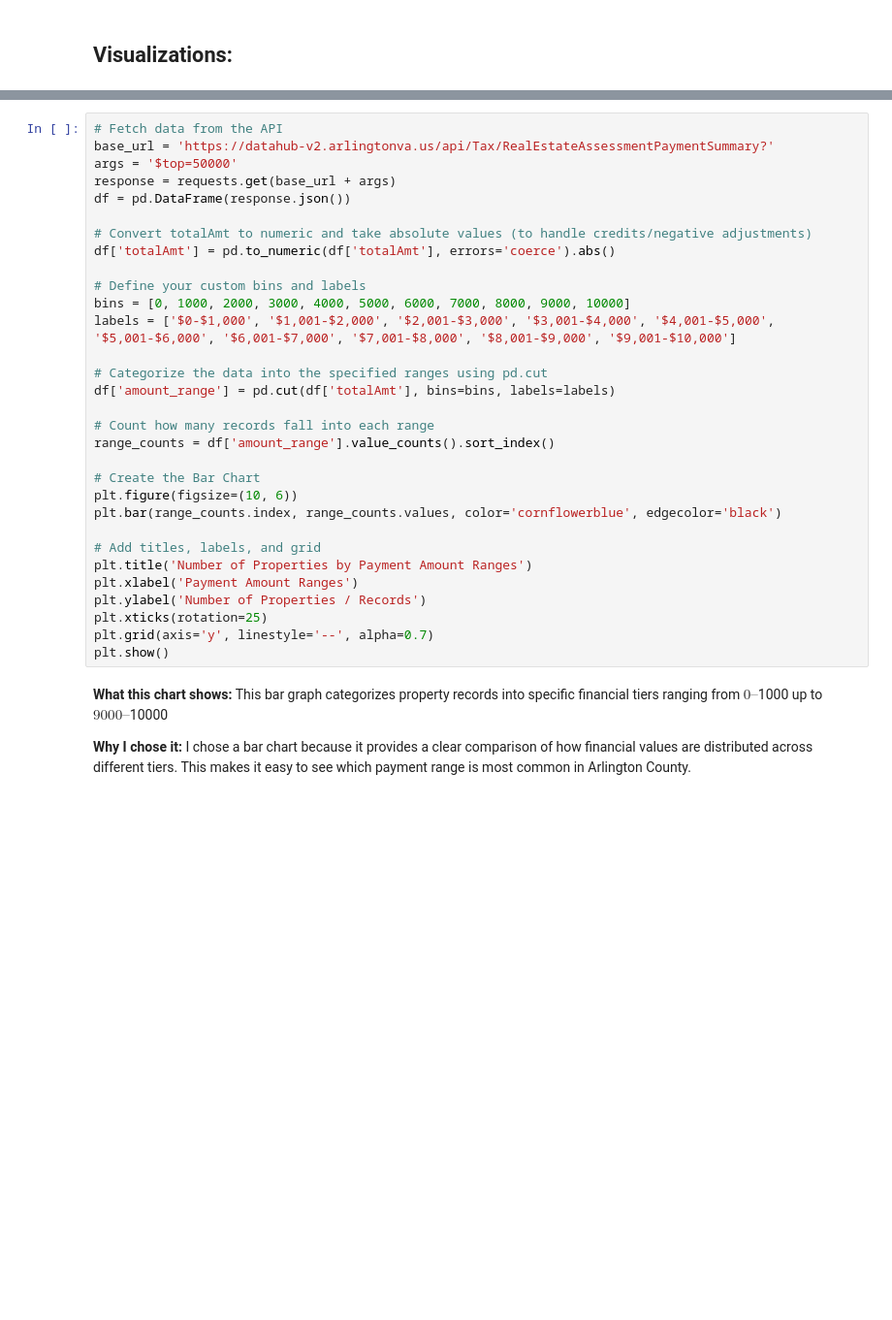
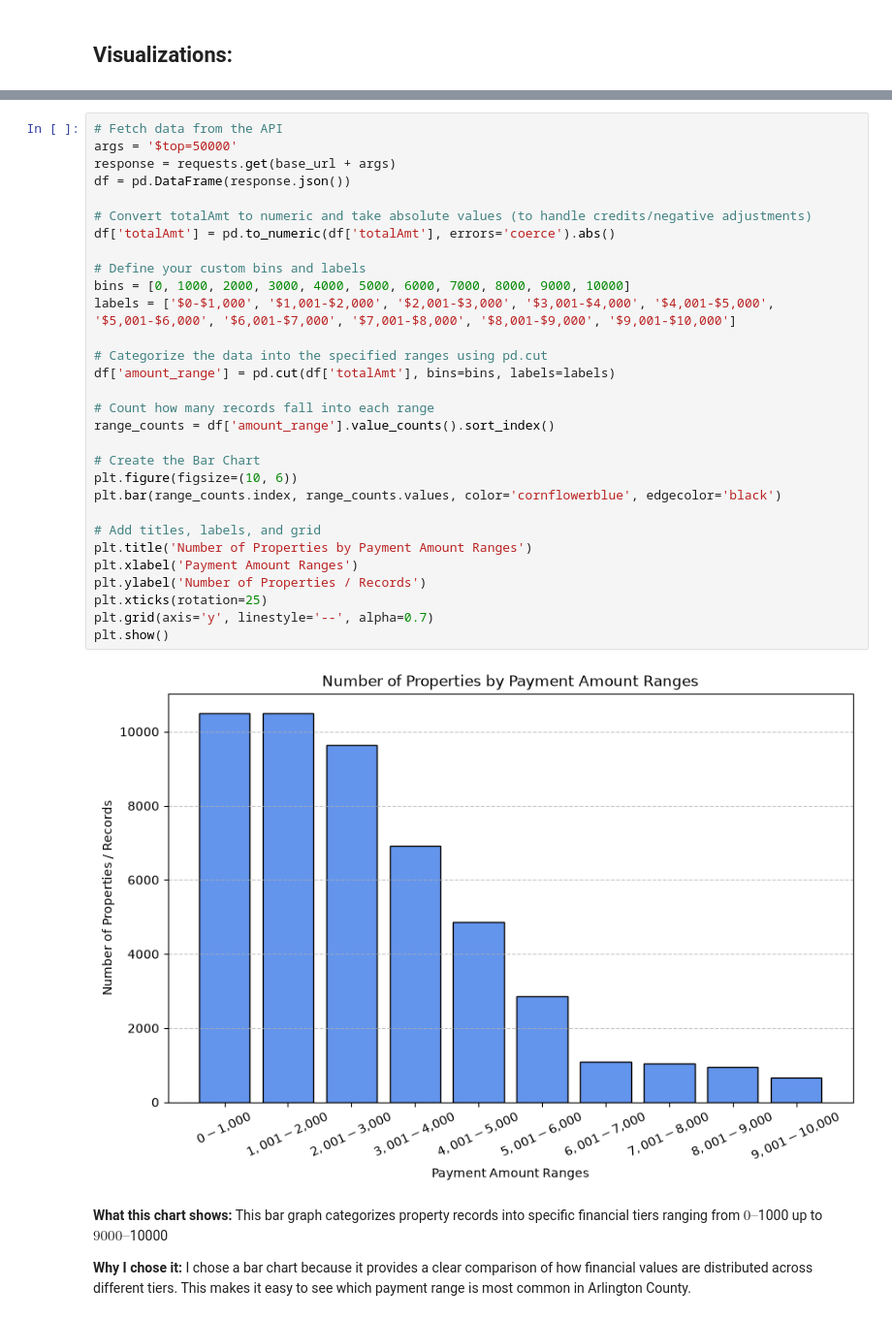
Before and after one commit to AK-Git-Tux/AK-Git-Tux.github.io, a Jupyter notebook: ITE-140_Arl_API.ipynb, the cells around one changed output, grey strips where cells are left out. Shown at 97% size. Drawn from its saved outputs; the diff is of its cells as text; blank space fills up the shorter version.

```diff
--- a/ITE-140_Arl_API.ipynb
+++ b/ITE-140_Arl_API.ipynb
@@ -115,35 +117,36 @@ plt.show()
 **Why I chose it:** I chose a line chart because it makes it easy to spot trends across a wide timeline
 # %%
 # Fetch data from the API
-base_url = 'https://datahub-v2.arlingtonva.us/api/Tax/RealEstateAssessmentPaymentSummary?'
 args = '$top=50000'
 response = requests.get(base_url + args)
 df = pd.DataFrame(response.json())
 
 # Convert totalAmt to numeric and take absolute values (to handle credits/negative adjustments)
 df['totalAmt'] = pd.to_numeric(df['totalAmt'], errors='coerce').abs()
 
 # Define your custom bins and labels
 bins = [0, 1000, 2000, 3000, 4000, 5000, 6000, 7000, 8000, 9000, 10000]
 labels = ['$0-$1,000', '$1,001-$2,000', '$2,001-$3,000', '$3,001-$4,000', '$4,001-$5,000', '$5,001-$6,000', '$6,001-$7,000', '$7,001-$8,000', '$8,001-$9,000', '$9,001-$10,000']
 
 # Categorize the data into the specified ranges using pd.cut
 df['amount_range'] = pd.cut(df['totalAmt'], bins=bins, labels=labels)
 
 # Count how many records fall into each range
 range_counts = df['amount_range'].value_counts().sort_index()
 
 # Create the Bar Chart
 plt.figure(figsize=(10, 6))
 plt.bar(range_counts.index, range_counts.values, color='cornflowerblue', edgecolor='black')
 
 # Add titles, labels, and grid
 plt.title('Number of Properties by Payment Amount Ranges')
 plt.xlabel('Payment Amount Ranges')
 plt.ylabel('Number of Properties / Records')
 plt.xticks(rotation=25)
 plt.grid(axis='y', linestyle='--', alpha=0.7)
 plt.show()
+# %% [output]
+[figure, added]
 # %% [markdown]
 **What this chart shows:** This bar graph categorizes property records into specific financial tiers ranging from $0–$1000 up to $9000–$10000
 
```
Also changed, not shown: parts of 3 cells of this notebook.
